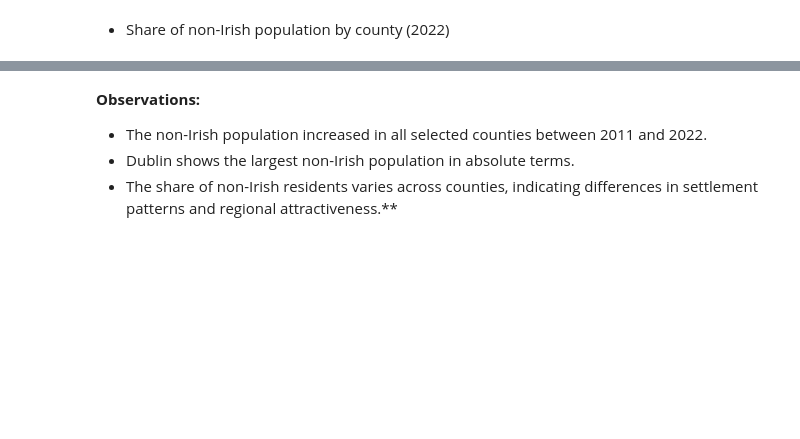
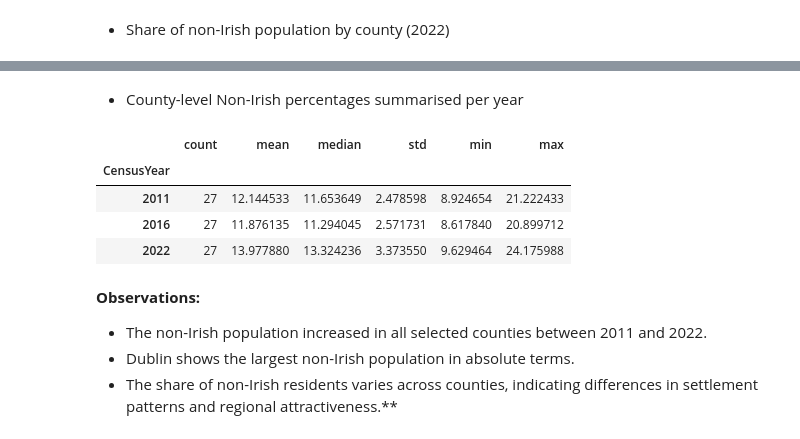
Before and after one commit to elainecazetta/programming-for-data-analytics, a Jupyter notebook: project/census_analysis.ipynb, the cells around one changed output, grey strips where cells are left out. Saved outputs shown, nothing was run; the diff lists cells and outputs as text; code cells hidden in the pictures; blank space fills up the shorter version.

```diff
--- a/project/census_analysis.ipynb
+++ b/project/census_analysis.ipynb
@@ -621,3 +684,19 @@ plt.show()
+# %% [markdown]
+- County-level Non-Irish percentages summarised per year
+# %%
+# County-level descriptive stats (Non-Irish %)
+imm_summary = (
+    imm_wide
+    .groupby("CensusYear")["Non_Irish_%"]
+    .agg(count="count", mean="mean", median="median", std="std", min="min", max="max")
+)
+imm_summary
+# %% [output]
+|  | count | mean | median | std | min | max |
+| CensusYear |  |  |  |  |  |  |
+| 2011 | 27 | 12.144533 | 11.653649 | 2.478598 | 8.924654 | 21.222433 |
+| 2016 | 27 | 11.876135 | 11.294045 | 2.571731 | 8.617840 | 20.899712 |
+| 2022 | 27 | 13.977880 | 13.324236 | 3.373550 | 9.629464 | 24.175988 |
 # %% [markdown]
 **Observations:**
 - The non-Irish population increased in all selected counties between 2011 and 2022.
```
Also changed, not shown: parts of 10 cells of this notebook.
